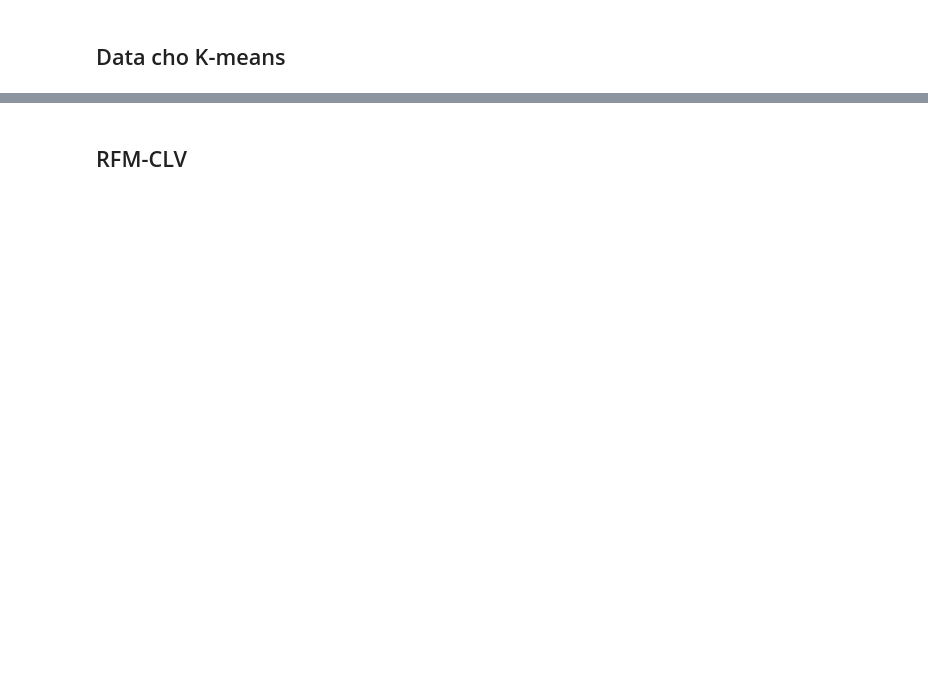
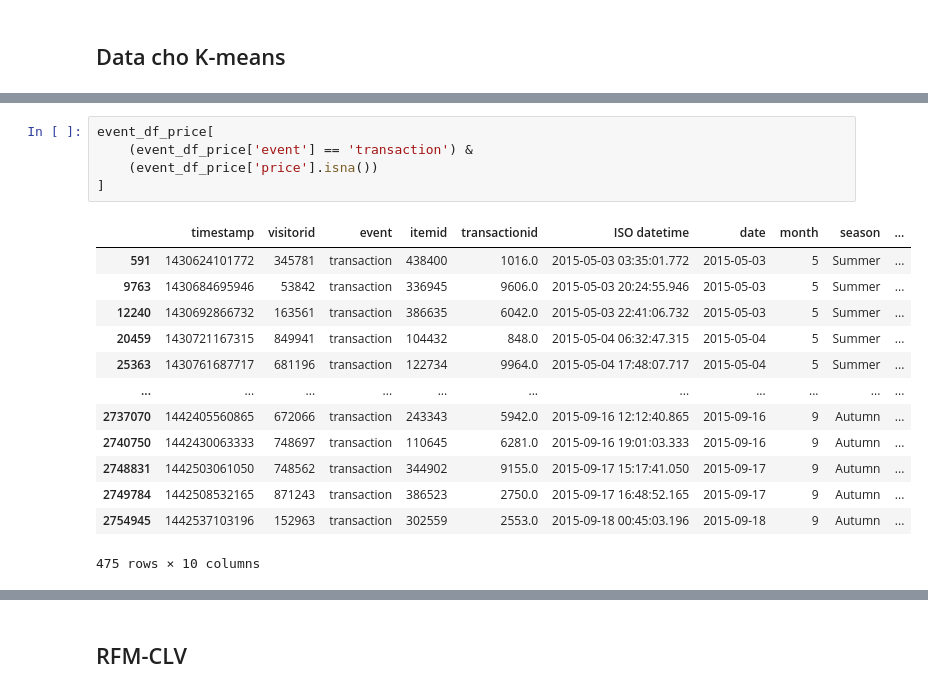
Before and after one commit to bluff-king/Customer-Segment-Personalization, a Jupyter notebook: CRISPDM/02_Data_Understanding.ipynb, the cells around one changed output, grey strips where cells are left out. Saved outputs shown, nothing was run; the diff lists cells and outputs as text; blank space fills up the shorter version.

```diff
--- a/CRISPDM/02_Data_Understanding.ipynb
+++ b/CRISPDM/02_Data_Understanding.ipynb
@@ -578,0 +703,19 @@ category_sparse_tree.json generated
+# %%
+event_df_price[
+    (event_df_price['event'] == 'transaction') &
+    (event_df_price['price'].isna())
+]
+# %% [output]
+|  | timestamp | visitorid | event | itemid | transactionid | ISO datetime | date | month | season | ... |
+| 591 | 1430624101772 | 345781 | transaction | 438400 | 1016.0 | 2015-05-03 03:35:01.772 | 2015-05-03 | 5 | Summer | ... |
+| 9763 | 1430684695946 | 53842 | transaction | 336945 | 9606.0 | 2015-05-03 20:24:55.946 | 2015-05-03 | 5 | Summer | ... |
+| 12240 | 1430692866732 | 163561 | transaction | 386635 | 6042.0 | 2015-05-03 22:41:06.732 | 2015-05-03 | 5 | Summer | ... |
+| 20459 | 1430721167315 | 849941 | transaction | 104432 | 848.0 | 2015-05-04 06:32:47.315 | 2015-05-04 | 5 | Summer | ... |
+| 25363 | 1430761687717 | 681196 | transaction | 122734 | 9964.0 | 2015-05-04 17:48:07.717 | 2015-05-04 | 5 | Summer | ... |
+| ... | ... | ... | ... | ... | ... | ... | ... | ... | ... | ... |
+| 2737070 | 1442405560865 | 672066 | transaction | 243343 | 5942.0 | 2015-09-16 12:12:40.865 | 2015-09-16 | 9 | Autumn | ... |
+| 2740750 | 1442430063333 | 748697 | transaction | 110645 | 6281.0 | 2015-09-16 19:01:03.333 | 2015-09-16 | 9 | Autumn | ... |
+| 2748831 | 1442503061050 | 748562 | transaction | 344902 | 9155.0 | 2015-09-17 15:17:41.050 | 2015-09-17 | 9 | Autumn | ... |
+| 2749784 | 1442508532165 | 871243 | transaction | 386523 | 2750.0 | 2015-09-17 16:48:52.165 | 2015-09-17 | 9 | Autumn | ... |
+| 2754945 | 1442537103196 | 152963 | transaction | 302559 | 2553.0 | 2015-09-18 00:45:03.196 | 2015-09-18 | 9 | Autumn | ... |
+475 rows × 10 columns
```
Also changed, not shown: parts of 8 cells of this notebook.
